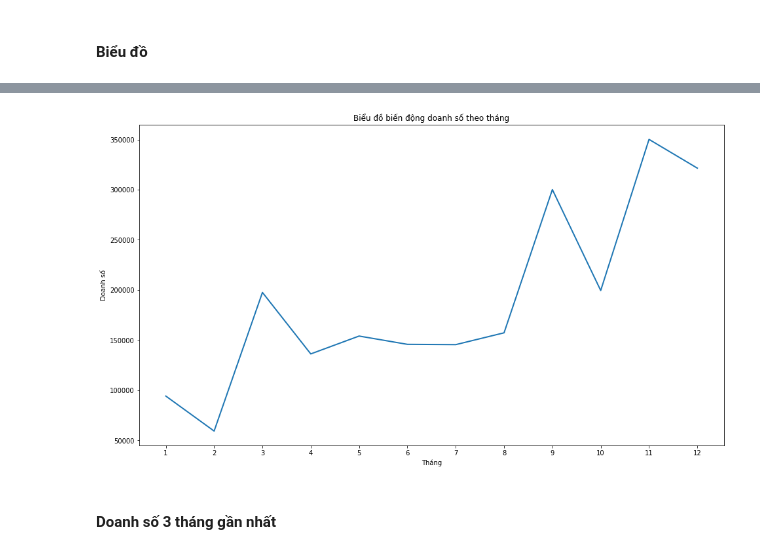
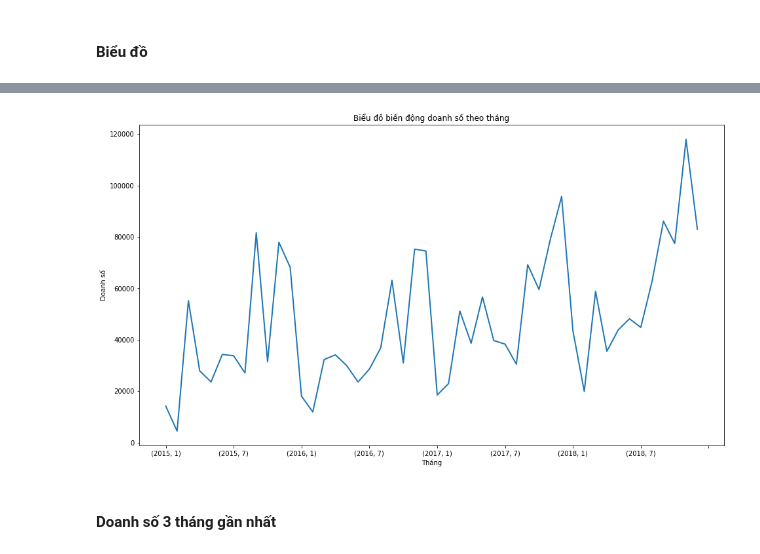
Before and after one commit to minhhieu9800/Python-MSE, a Jupyter notebook: Assignment.ipynb, the cells around one changed output, grey strips where cells are left out. Cells and saved outputs as stored; diff of their text form; code cells hidden in the pictures.

```diff
--- a/Assignment.ipynb
+++ b/Assignment.ipynb
@@ -148,4 +148,7 @@ df.sort_values(by=['Order Date'],inplace=True)
 # %% [markdown]
 #### Biểu đồ
 # %%
-df_by_month = df.groupby(df["Order Date"].dt.month)["Sales"].sum().reset_index()
+df_by_month = df.groupby([df["Order Date"].rename("Year").dt.year, df["Order Date"].rename("Month").dt.month])["Sales"].sum().to_frame()
+
+df_by_month["Time"] = df_by_month.index.to_numpy()
+df_by_month['Time'] = df_by_month['Time'].astype(str)
@@ -168,13 +155,14 @@ df_by_month
 # %%
 fig, ax = plt.subplots()
 
-ax.plot(df_by_month["Order Date"], df_by_month["Sales"], linewidth=2.0)
+ax.plot(df_by_month["Time"], df_by_month["Sales"], linewidth=2.0)
 ax.set(title='Biểu đồ biến động doanh số theo tháng', xlabel="Tháng", ylabel="Doanh số")
-plt.xticks(df_by_month["Order Date"])
+# plt.xticks(df_by_month["Time"])
+ax.xaxis.set_major_locator(plt.MaxNLocator(10))
 plt.rcParams["figure.figsize"] = [16,9]
 plt.show()
 # %% [output]
-[figure, old version]
+[figure, new version]
 # %%
 df_by_month = df.groupby([df["Order Date"].dt.year, df["Order Date"].dt.month])["Sales"].sum()
 # %% [markdown]
```
Also changed, not shown: parts of 43 cells of this notebook.
